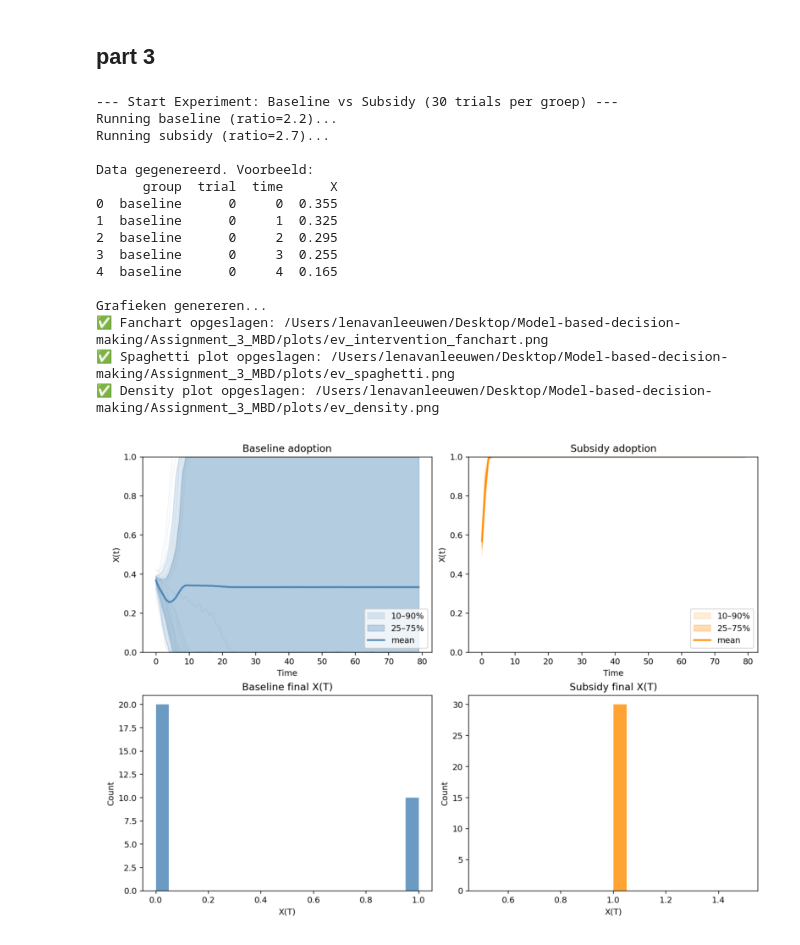
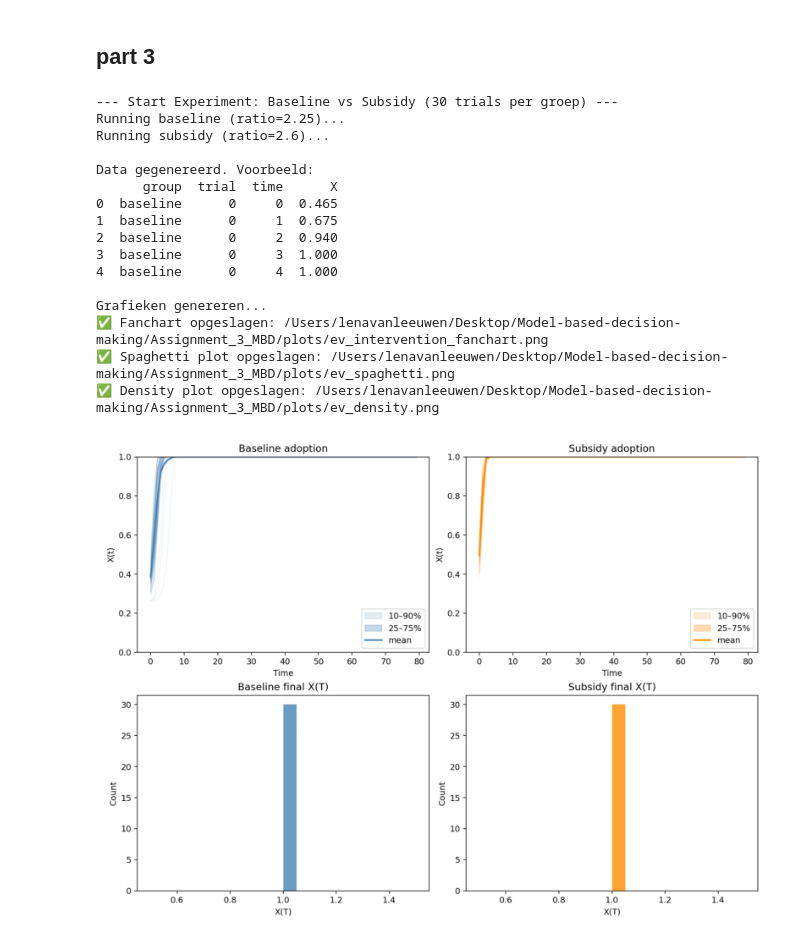
Before and after one commit to LenavanLeeuwen04/Assignment_3_MBD, a Jupyter notebook: testLena.ipynb, the cells around one changed output. Saved outputs shown, nothing was run; the diff lists cells and outputs as text; code cells hidden in the pictures.

```diff
--- a/testLena.ipynb
+++ b/testLena.ipynb
@@ -257,6 +257,16 @@ class EVStagHuntModel(Model):
     #######################
 
     def step(self):
+
+        # --- APPLY SUBSIDY (BEFORE AGENTS MOVE) ---
+        if (
+            self.subsidy_start_t is not None
+            and self.subsidy_start_t <= self.step_count <= self.subsidy_end_t
+        ):
+            self.current_a0 = self.base_a0 + self.subsidy_a0_boost
+        else:
+            self.current_a0 = self.base_a0
+
         self.schedule.step() # advance all agents
 
         X = self.get_adoption_fraction() # compute adoption fraction after all agents have advanced
@@ -2906,8 +2916,8 @@ def run_intervention_comparison(n_trials=30, T=100):
     # Baseline: ratio=2.3 (net op het randje van tipping)
     # Subsidy: ratio=2.8 (sterkere stimulans, zou adoptie moeten versnellen)
     scenarios = {
-        "baseline": {"ratio": 2.2},
-        "subsidy":  {"ratio": 2.7}
+        "baseline": {"ratio": 2.25},
+        "subsidy":  {"ratio": 2.6}
     }
 
     # Algemene instellingen (overeenkomstig met jouw model defaults)
@@ -2992,41 +3002,41 @@ if __name__ == "__main__":
 
         # 2. Spaghetti Plot (Individuele lijnen)
         path2 = plot_spaghetti(traces_df)
         print(f"✅ Spaghetti plot opgeslagen: {path2}")
 
         # 3. Density Plot (Heatmap van verdeling over tijd)
         path3 = plot_density(traces_df)
         print(f"✅ Density plot opgeslagen: {path3}")
 
         # Optioneel: Toon de fanchart direct als je in Jupyter/Colab werkt
         img = plt.imread(path1)
         plt.figure(figsize=(10, 8))
         plt.imshow(img)
         plt.axis('off')
         plt.show()
 
     except Exception as e:
         print(f"❌ Er ging iets mis bij het plotten: {e}")
         import traceback
         traceback.print_exc()
 # %% [output]
 --- Start Experiment: Baseline vs Subsidy (30 trials per groep) ---
-Running baseline (ratio=2.2)...
-Running subsidy (ratio=2.7)...
+Running baseline (ratio=2.25)...
+Running subsidy (ratio=2.6)...
 
 Data gegenereerd. Voorbeeld:
       group  trial  time      X
-0  baseline      0     0  0.355
-1  baseline      0     1  0.325
-2  baseline      0     2  0.295
-3  baseline      0     3  0.255
-4  baseline      0     4  0.165
+0  baseline      0     0  0.465
+1  baseline      0     1  0.675
+2  baseline      0     2  0.940
+3  baseline      0     3  1.000
+4  baseline      0     4  1.000
 
 Grafieken genereren...
 ✅ Fanchart opgeslagen: /Users/lenavanleeuwen/Desktop/Model-based-decision-making/Assignment_3_MBD/plots/ev_intervention_fanchart.png
 ✅ Spaghetti plot opgeslagen: /Users/lenavanleeuwen/Desktop/Model-based-decision-making/Assignment_3_MBD/plots/ev_spaghetti.png
 ✅ Density plot opgeslagen: /Users/lenavanleeuwen/Desktop/Model-based-decision-making/Assignment_3_MBD/plots/ev_density.png
-[figure, old version]
+[figure, new version]
 # %%
 # Dit is een conceptuele aanpassing, voeg het toe aan je modelklasse
 # waar de a0 wordt gebruikt voor de payoff berekening.
```
Also changed, not shown: parts of 4 cells of this notebook.
